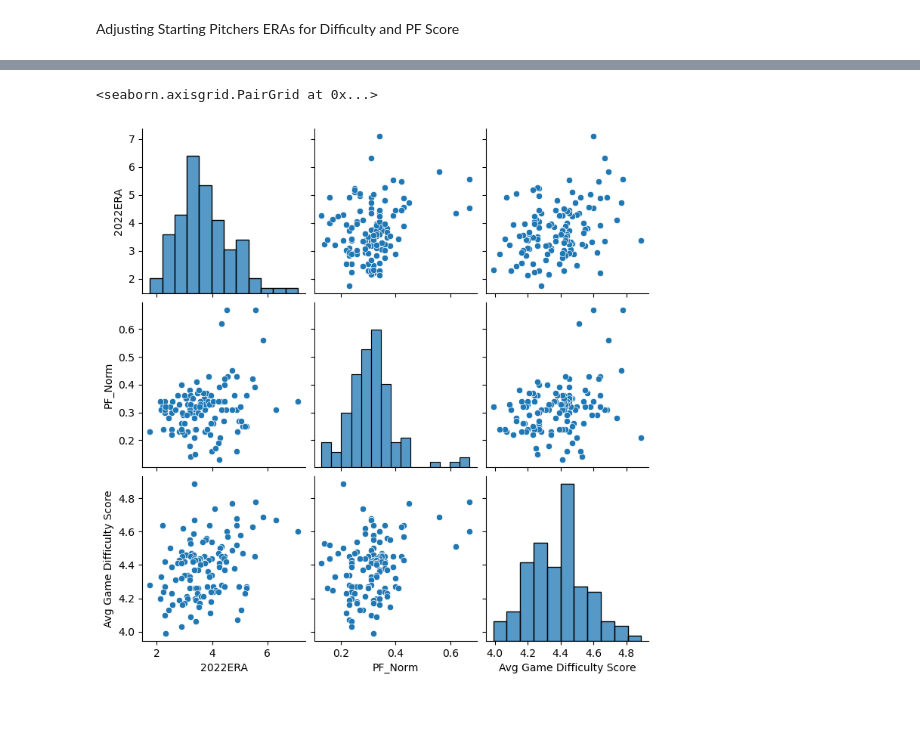
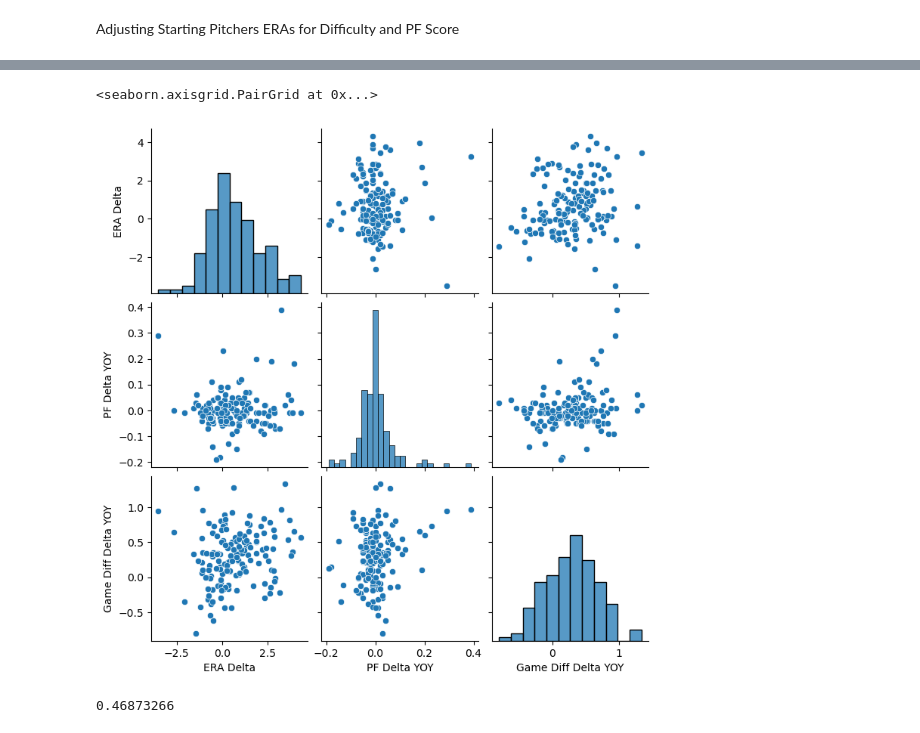
Before and after one commit to conorpwalsh4/LahmanAnalysis, a Jupyter notebook: ballpark_score.ipynb, the cells around one changed output, grey strips where cells are left out. Cells and saved outputs as stored; diff of their text form; code cells hidden in the pictures.

```diff
--- a/ballpark_score.ipynb
+++ b/ballpark_score.ipynb
@@ -416,12 +376,7 @@ plt.yticks(fontsize=12)
-# %%
-sns.pairplot(Pitchers_2023[['2022ERA','PF_Norm','Avg Game Difficulty Score']])
-# %% [output]
-<seaborn.axisgrid.PairGrid at 0x...>
-[figure, removed]
-# %%
-Pitchers_2023.reset_index(drop=True, inplace=True)
-X_train, X_test, y_train, y_test = train_test_split(Pitchers_2023[['PF_Norm','Avg Game Difficulty Score']], Pitchers_2023['2022ERA'], test_size=0.2, random_state=42)
-X_train = X_train.to_numpy()
-X_test =X_test.to_numpy()
-y_train = y_train.to_numpy()
-y_test = y_test.to_numpy()
+# %%
+import warnings
+warnings.filterwarnings("ignore", category=FutureWarning)
+sns.pairplot(Pitchers_2023[['ERA Delta','PF Delta YOY','Game Diff Delta YOY']])
+# %% [output]
+<seaborn.axisgrid.PairGrid at 0x...>
+[figure, added]
@@ -427,0 +389,4 @@ y_test = y_test.to_numpy()
+# %%
+Predict_Pitchers['ERA Delta'].mean() # Baseball Rules affecting overall ERA measurements
+# %% [output]
+0.46873266
```
Also changed, not shown: parts of 26 cells of this notebook.
